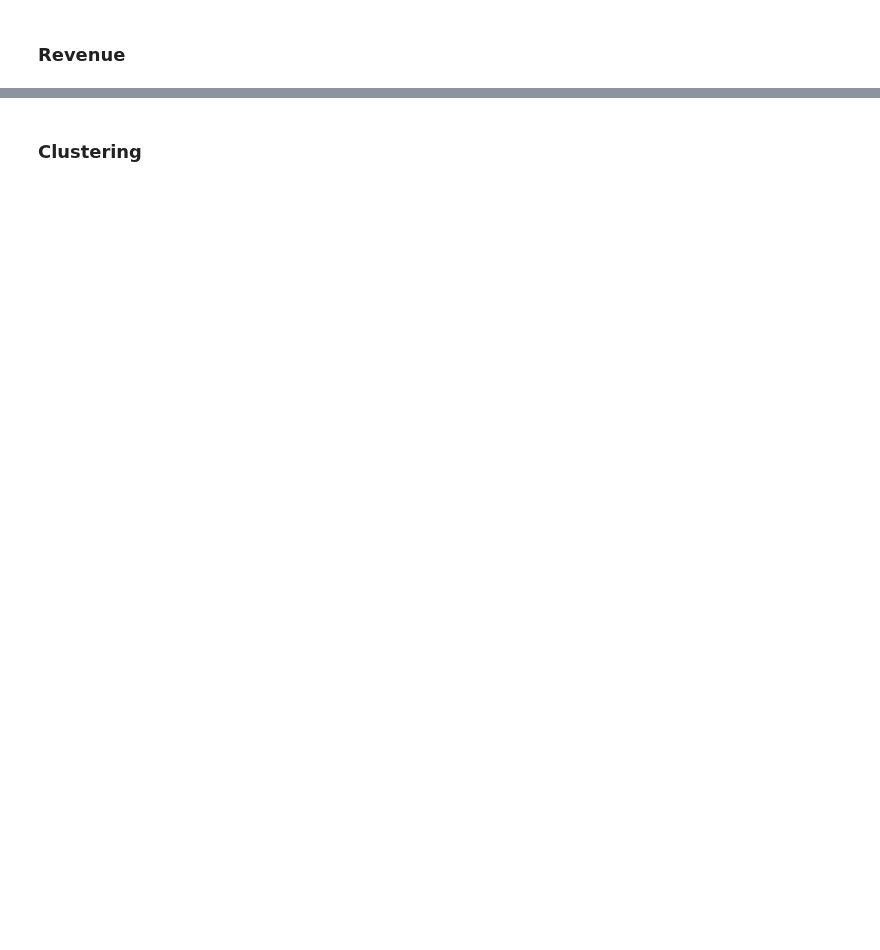
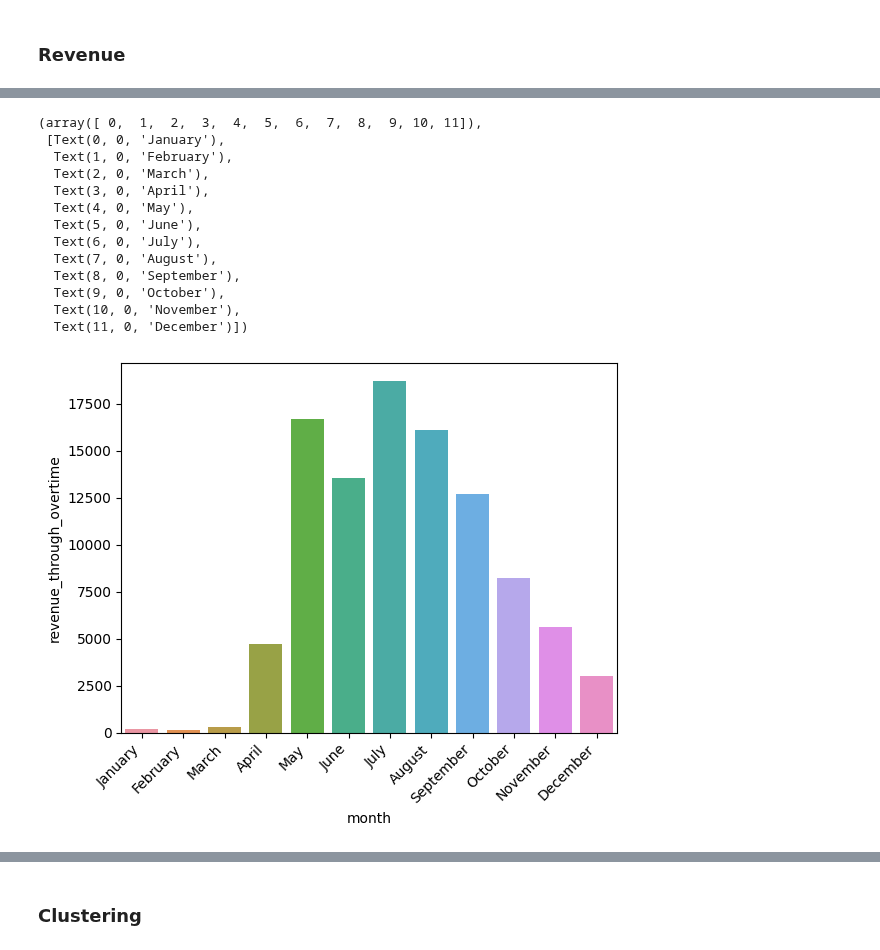
Before and after one commit to RavenRudi/AA_Group16, a Jupyter notebook: kpi_calculation.ipynb, the cells around one changed output, grey strips where cells are left out. Cells and saved outputs as stored; diff of their text form; code cells hidden in the pictures; blank space fills up the shorter version.

```diff
--- a/kpi_calculation.ipynb
+++ b/kpi_calculation.ipynb
@@ -158,0 +236,24 @@ NameError: name 'df_splitted_trips' is not defined
+# %%
+import matplotlib.pyplot as plt
+
+df_ot_rides_cumsum_month = df_boston_only_overtime_rides.groupby(by='month')['revenue_through_overtime'].sum().reset_index()
+df_ot_rides_cumsum_month['month'] = pd.Categorical(df_ot_rides_cumsum_month['month'], categories=['January', 'February', 'March' , 'April', 'May', 'June', 'July', 'August', 'September', 'October', 'November', 'December'], ordered=True)
+df_ot_rides_cumsum_month.sort_values(by=['month'], inplace=True)
+
+sns.barplot(df_ot_rides_cumsum_month, x='month', y='revenue_through_overtime')
+plt.xticks(rotation=45, ha='right')
+# %% [output]
+(array([ 0,  1,  2,  3,  4,  5,  6,  7,  8,  9, 10, 11]),
+ [Text(0, 0, 'January'),
+  Text(1, 0, 'February'),
+  Text(2, 0, 'March'),
+  Text(3, 0, 'April'),
+  Text(4, 0, 'May'),
+  Text(5, 0, 'June'),
+  Text(6, 0, 'July'),
+  Text(7, 0, 'August'),
+  Text(8, 0, 'September'),
+  Text(9, 0, 'October'),
+  Text(10, 0, 'November'),
+  Text(11, 0, 'December')])
+[figure, added]
```
Also changed, not shown: parts of 12 cells of this notebook.
